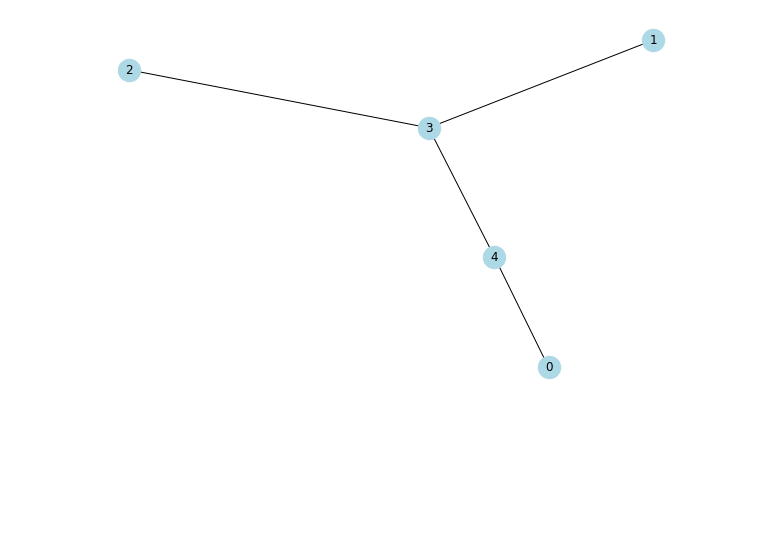
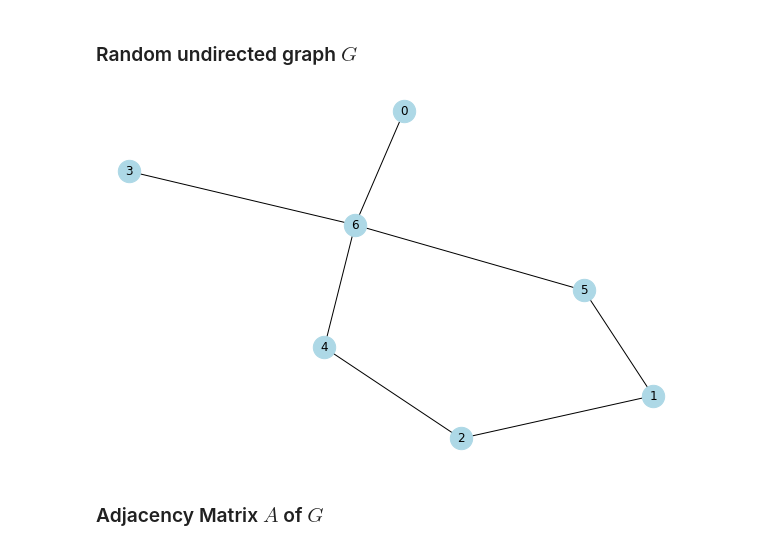
Before and after one commit to seankrobinson/DSBA-6520, a Jupyter notebook: notebooks/Matrices Lecture Examples .ipynb, the cells around one changed output. Cells and saved outputs as stored; diff of their text form; code cells hidden in the pictures; blank space fills up the shorter version.

Commit message:
Update Matrices Lecture Examples .ipynb
Expanding on Stochastic matrix manipulation examples

```diff
--- a/notebooks/Matrices Lecture Examples .ipynb
+++ b/notebooks/Matrices Lecture Examples .ipynb
@@ -61,18 +65,22 @@ def get_stochastic_neighbour_matrix(nxg: nx.Graph = None, adjacency_matrix: List
         # mx = list(map(lambda row: list(map(lambda cell: cell / sum(row), row)), mx))
 
         return pd.DataFrame(mx)
+# %% [markdown]
+### Random undirected graph $G$
 # %%
-nodes = 5
+nodes = 7
 seed = random.randint(1,10)
 probability = 0.1
 G = gnp_random_connected_graph(nodes,probability)
 
 plt.figure(figsize=(8,5))
 nx.draw(G, node_color='lightblue',
         with_labels=True,
         node_size=500)
 # %% [output]
-[figure, old version]
+[figure, new version]
+# %% [markdown]
+### Adjacency Matrix $A$ of $G$
 # %%
 A = nx.to_pandas_adjacency(G, dtype=int)
 A
```
Also changed, not shown: parts of 10 cells of this notebook.
